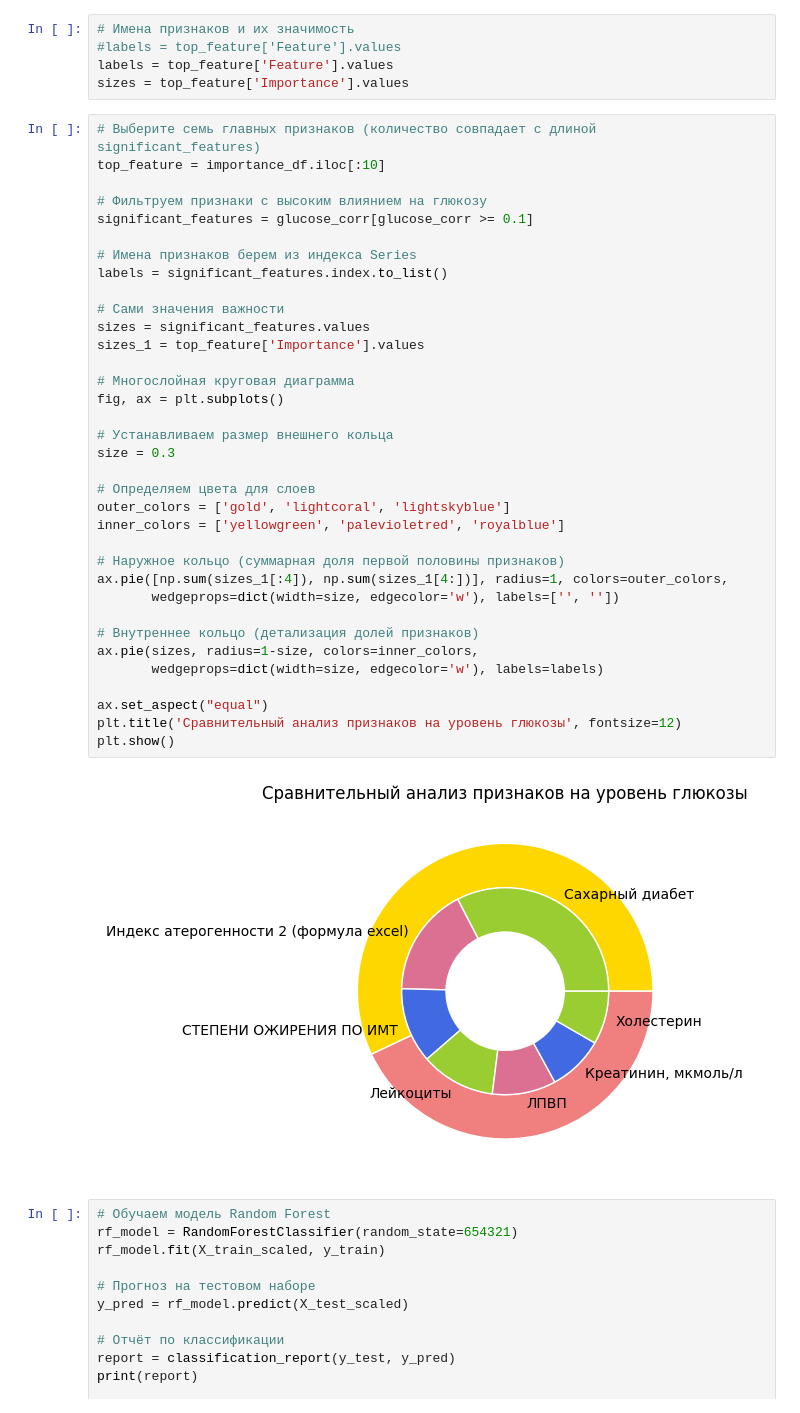
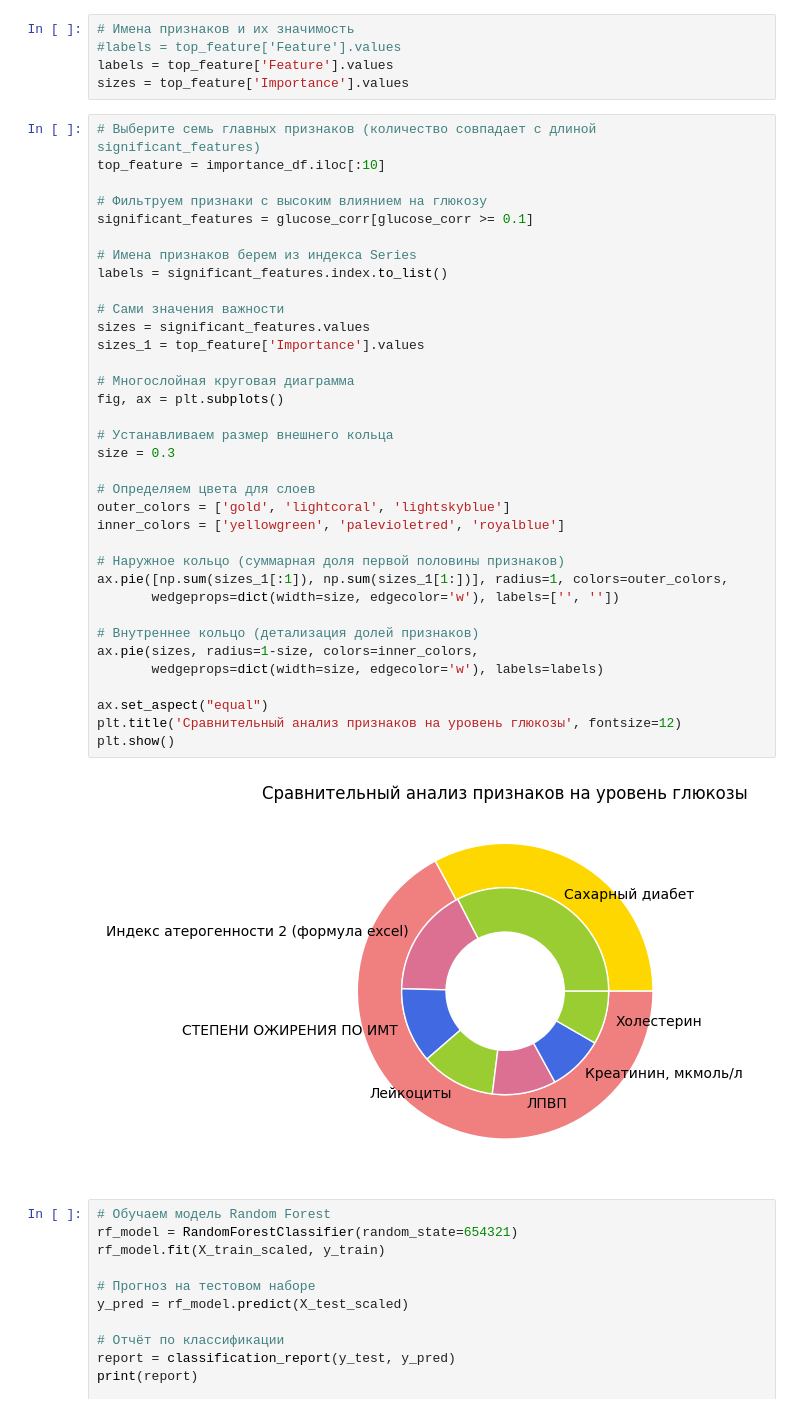
Before and after one commit to Antoha2024/DiplomProductStar, a Jupyter notebook: DS47_1_diabetes_ds.ipynb, the cells around one changed output. Drawn from its saved outputs; the diff is of its cells as text.

```diff
--- a/DS47_1_diabetes_ds.ipynb
+++ b/DS47_1_diabetes_ds.ipynb
@@ -329,35 +329,35 @@ top_feature = importance_df.iloc[:10]
 significant_features = glucose_corr[glucose_corr >= 0.1]
 
 # Имена признаков берем из индекса Series
 labels = significant_features.index.to_list()
 
 # Сами значения важности
 sizes = significant_features.values
 sizes_1 = top_feature['Importance'].values
 
 # Многослойная круговая диаграмма
 fig, ax = plt.subplots()
 
 # Устанавливаем размер внешнего кольца
 size = 0.3
 
 # Определяем цвета для слоев
 outer_colors = ['gold', 'lightcoral', 'lightskyblue']
 inner_colors = ['yellowgreen', 'palevioletred', 'royalblue']
 
 # Наружное кольцо (суммарная доля первой половины признаков)
-ax.pie([np.sum(sizes_1[:4]), np.sum(sizes_1[4:])], radius=1, colors=outer_colors,
+ax.pie([np.sum(sizes_1[:1]), np.sum(sizes_1[1:])], radius=1, colors=outer_colors,
        wedgeprops=dict(width=size, edgecolor='w'), labels=['', ''])
 
 # Внутреннее кольцо (детализация долей признаков)
 ax.pie(sizes, radius=1-size, colors=inner_colors,
        wedgeprops=dict(width=size, edgecolor='w'), labels=labels)
 
 ax.set_aspect("equal")
 plt.title('Cравнительный анализ признаков на уровень глюкозы', fontsize=12)
 plt.show()
 # %% [output]
-[figure, old version]
+[figure, new version]
 # %%
 # Обучаем модель Random Forest
 rf_model = RandomForestClassifier(random_state=654321)
```
